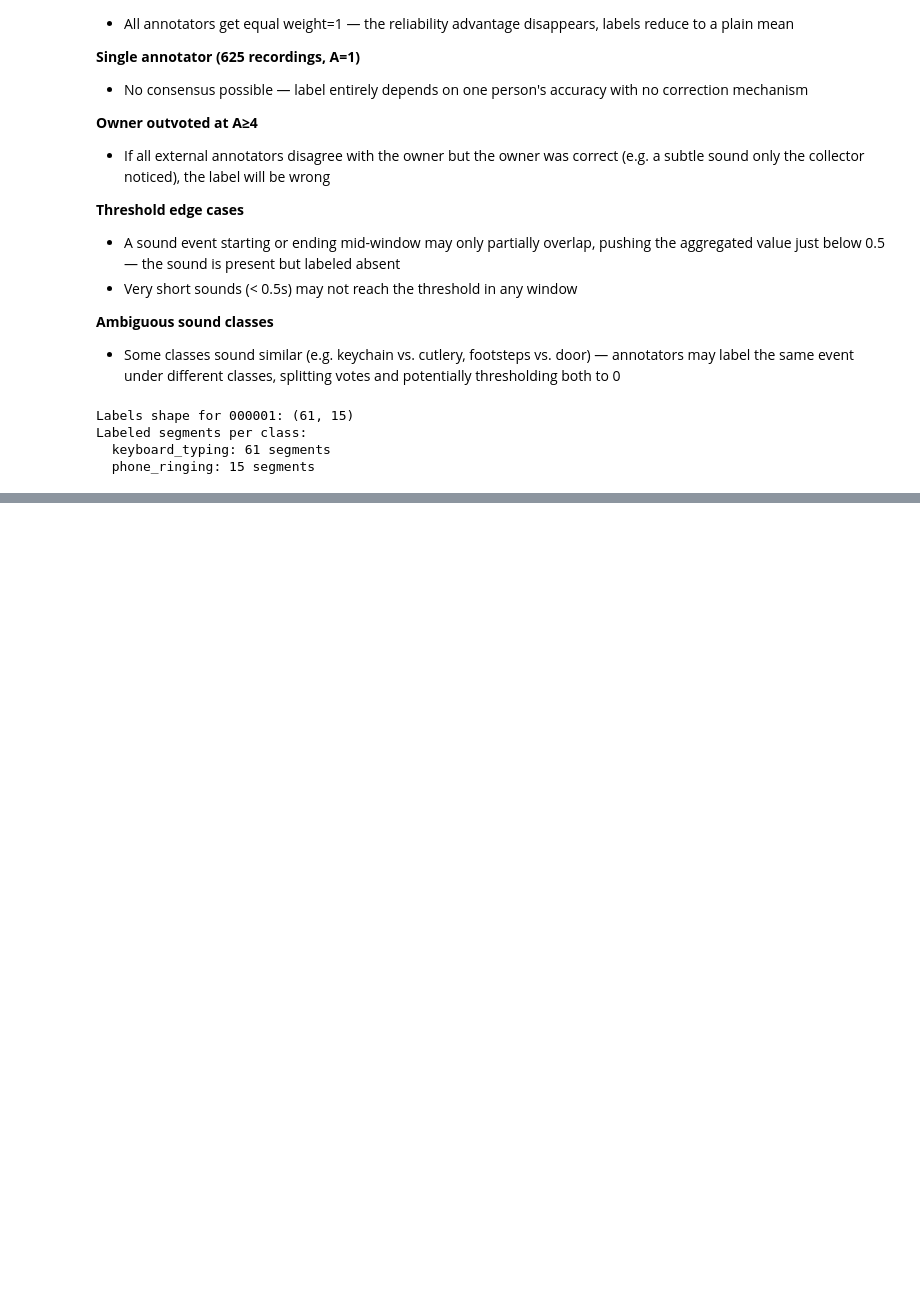
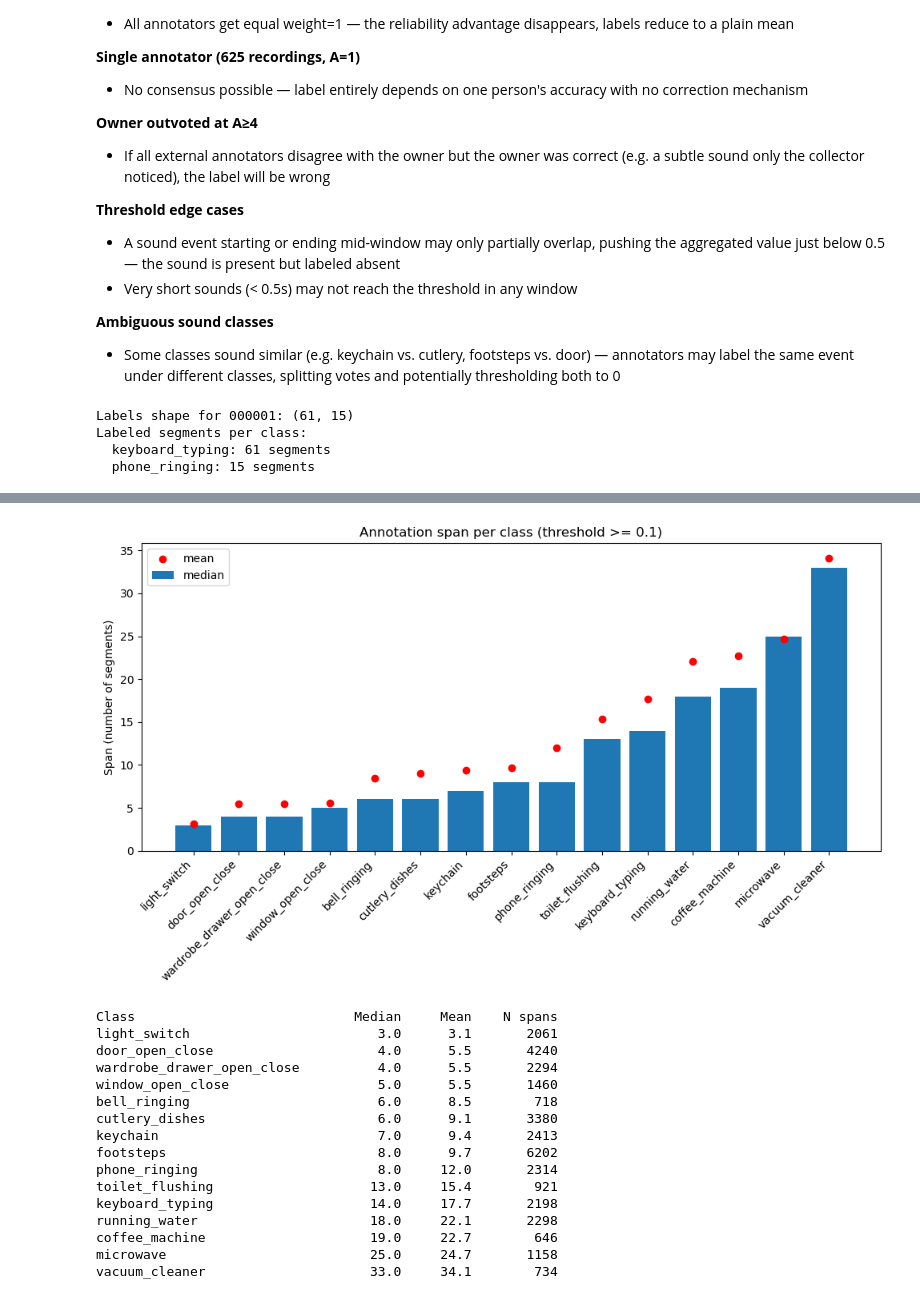
Before and after one commit to Carapet07/MLPC2026, a Jupyter notebook: notebooks/timur_notebook.ipynb, the cells around one changed output, grey strips where cells are left out. Saved outputs shown, nothing was run; the diff lists cells and outputs as text; code cells hidden in the pictures; blank space fills up the shorter version.

```diff
--- a/notebooks/timur_notebook.ipynb
+++ b/notebooks/timur_notebook.ipynb
@@ -328,0 +749,65 @@ Labeled segments per class:
+# %%
+# Segment span distribution per class (all recordings, all annotators)
+# For each annotator x recording x class: how many contiguous segments were marked > 0.1
+# Helps identify which classes have structurally short annotations
+
+BINARIZE_THRESH = 0.1
+all_class_names = list(npz_files[next(iter(npz_files))]["class_names"])
+
+span_data = {cls: [] for cls in all_class_names}
+
+for data in npz_files.values():
+    ann = data["annotations"]  # [T, C, A]
+    for c, cls in enumerate(all_class_names):
+        for a in range(ann.shape[2]):
+            active = ann[:, c, a] >= BINARIZE_THRESH
+            if not active.any():
+                continue
+            # count contiguous runs of True
+            changes = np.diff(active.astype(int))
+            starts  = np.where(changes == 1)[0] + 1
+            ends    = np.where(changes == -1)[0] + 1
+            if active[0]:  starts = np.concatenate([[0], starts])
+            if active[-1]: ends   = np.concatenate([ends, [len(active)]])
+            for s, e in zip(starts, ends):
+                span_data[cls].append(e - s)
+
+# Plot median span per class as bar chart, with mean overlaid
+medians = {cls: np.median(v) if v else 0 for cls, v in span_data.items()}
+means   = {cls: np.mean(v)   if v else 0 for cls, v in span_data.items()}
+sorted_cls = sorted(medians, key=medians.get)
+
+fig, ax = plt.subplots(figsize=(10, 6))
+x = np.arange(len(sorted_cls))
+ax.bar(x, [medians[c] for c in sorted_cls], label="median")
+ax.scatter(x, [means[c] for c in sorted_cls], color="red", zorder=3, label="mean")
+ax.set_xticks(x)
+ax.set_xticklabels(sorted_cls, rotation=45, ha="right")
+ax.set_ylabel("Span (number of segments)")
+ax.set_title(f"Annotation span per class (threshold >= {BINARIZE_THRESH})")
+ax.legend()
+plt.tight_layout()
+plt.show()
+
+print(f"{"Class":<30} {"Median":>8} {"Mean":>8} {"N spans":>10}")
+for cls in sorted_cls:
+    v = span_data[cls]
+    print(f"{cls:<30} {np.median(v):>8.1f} {np.mean(v):>8.1f} {len(v):>10}")
+# %% [output]
+[figure, added]
+Class                            Median     Mean    N spans
+light_switch                        3.0      3.1       2061
+door_open_close                     4.0      5.5       4240
+wardrobe_drawer_open_close          4.0      5.5       2294
+window_open_close                   5.0      5.5       1460
+bell_ringing                        6.0      8.5        718
+cutlery_dishes                      6.0      9.1       3380
+keychain                            7.0      9.4       2413
+footsteps                           8.0      9.7       6202
+phone_ringing                       8.0     12.0       2314
+toilet_flushing                    13.0     15.4        921
+keyboard_typing                    14.0     17.7       2198
+running_water                      18.0     22.1       2298
+coffee_machine                     19.0     22.7        646
+microwave                          25.0     24.7       1158
+vacuum_cleaner                     33.0     34.1        734
```
Also changed, not shown: parts of 17 cells of this notebook.
